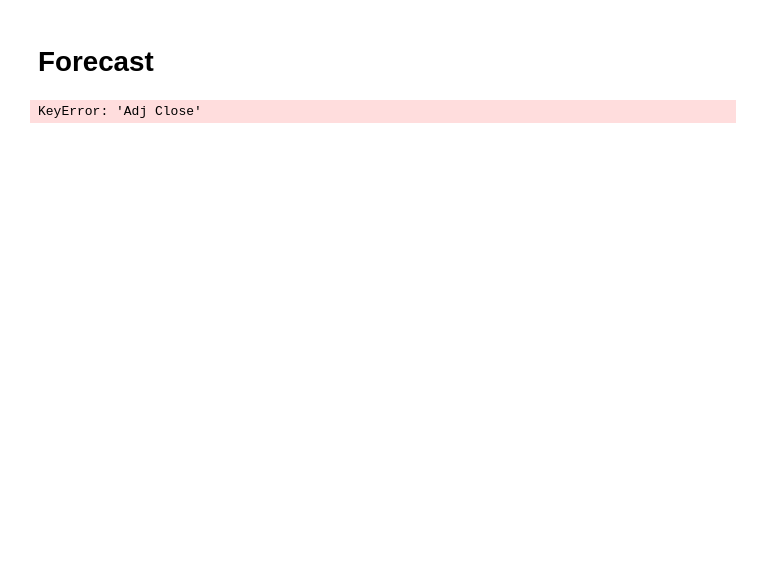
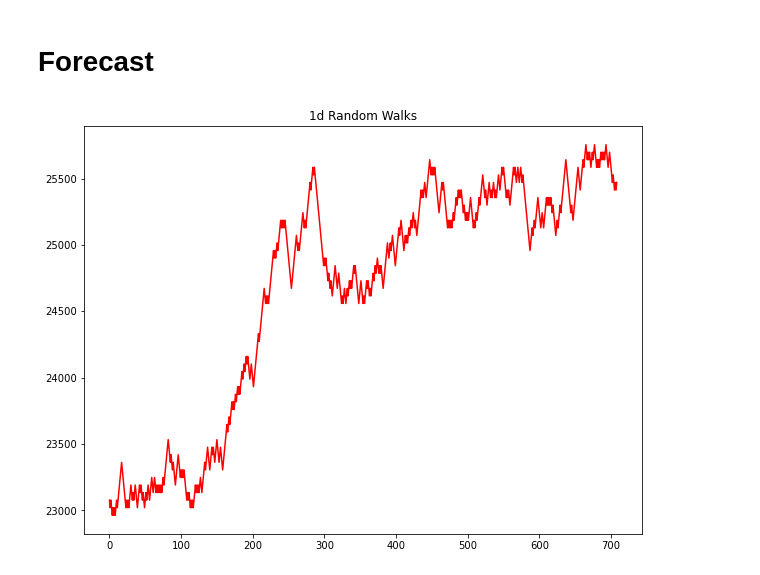
Before and after one commit to czarhirah/Econometrics, a Jupyter notebook: Zah/RW v1.ipynb, the cells around one changed output. Drawn from its saved outputs; the diff is of its cells as text; code cells hidden in the pictures; blank space fills up the shorter version.

```diff
--- a/Zah/RW v1.ipynb
+++ b/Zah/RW v1.ipynb
@@ -103,22 +110,29 @@ df_test = df['diff1'][~msk].copy()
-# %%
-# Random prediction
-predictions = list()
-history = df_train['Adj Close'][-1]
-for i in range(len(df_test)):
-    yhat = history + (-1 if random() < 0.5 else 1)
-    predictions.append(yhat)
-    history = df_test[i]
-error = mean_squared_error(test, predictions)
-print('Random MSE: %.3f' % error)
-# %% [output]
-KeyError: 'Adj Close'
-# %%
-# Random prediction
-predictions = list()
-history = train[-1]
-for i in range(len(test)):
-    yhat = history + (-1 if random() < 0.5 else 1)
-    predictions.append(yhat)
-    history = test[i]
-error = mean_squared_error(test, predictions)
-print('Random MSE: %.3f' % error)
+# %%
+def Randomwalk1d(n):
+    x = 0
+    y = df_test['Adj Close'].iloc[1]
+    xposition = [0]
+    yposition = [y]
+
+    for i in range (0,n):
+        step = np.random.uniform(0,1)
+        if step < 0.5:
+            x=x+1
+            y = y + df_avg
+        if step > 0.5:
+            x = x+1
+            y = y - df_avg
+        if y < 0:
+            y = 0
+
+        xposition.append(x)
+        yposition.append(y)
+    return [xposition, yposition]
+
+Randwalk = Randomwalk1d(len(df_test))
+
+plt.plot(Randwalk[0],Randwalk[1],'r-', label = "RandWalk1d")
+plt.title('1d Random Walks')
+plt.show()
+# %% [output]
+[figure, added]
```
Also changed, not shown: parts of 9 cells of this notebook.
